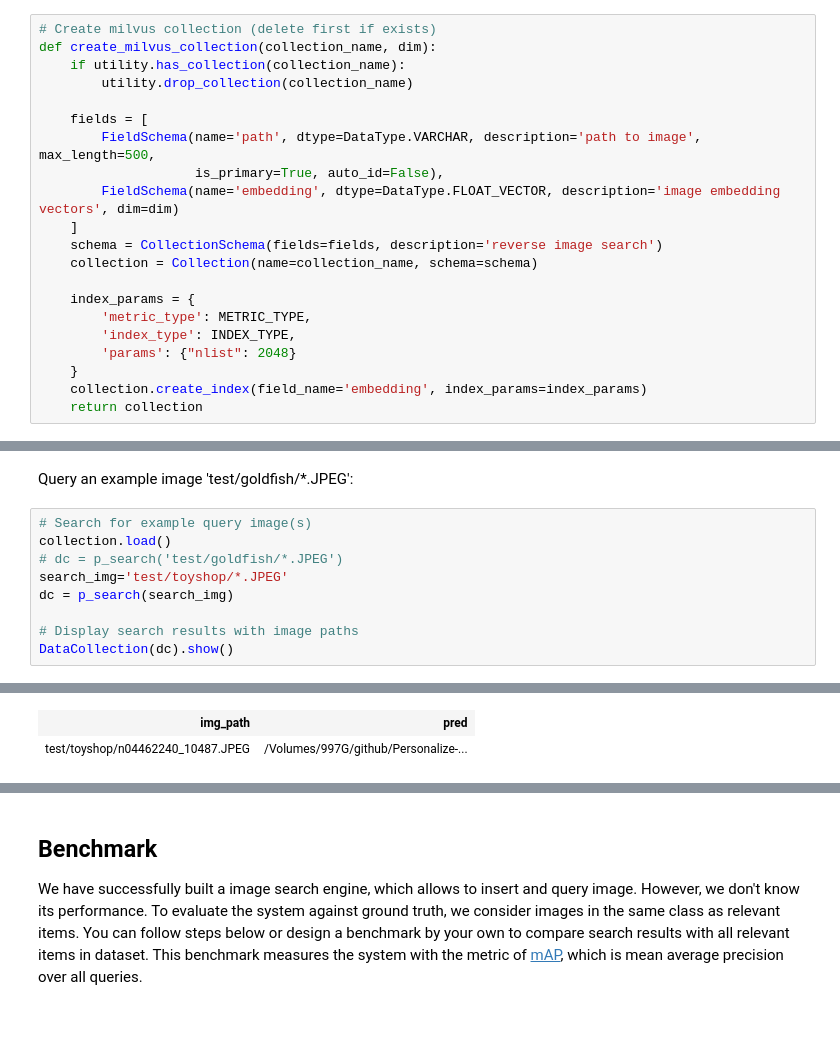
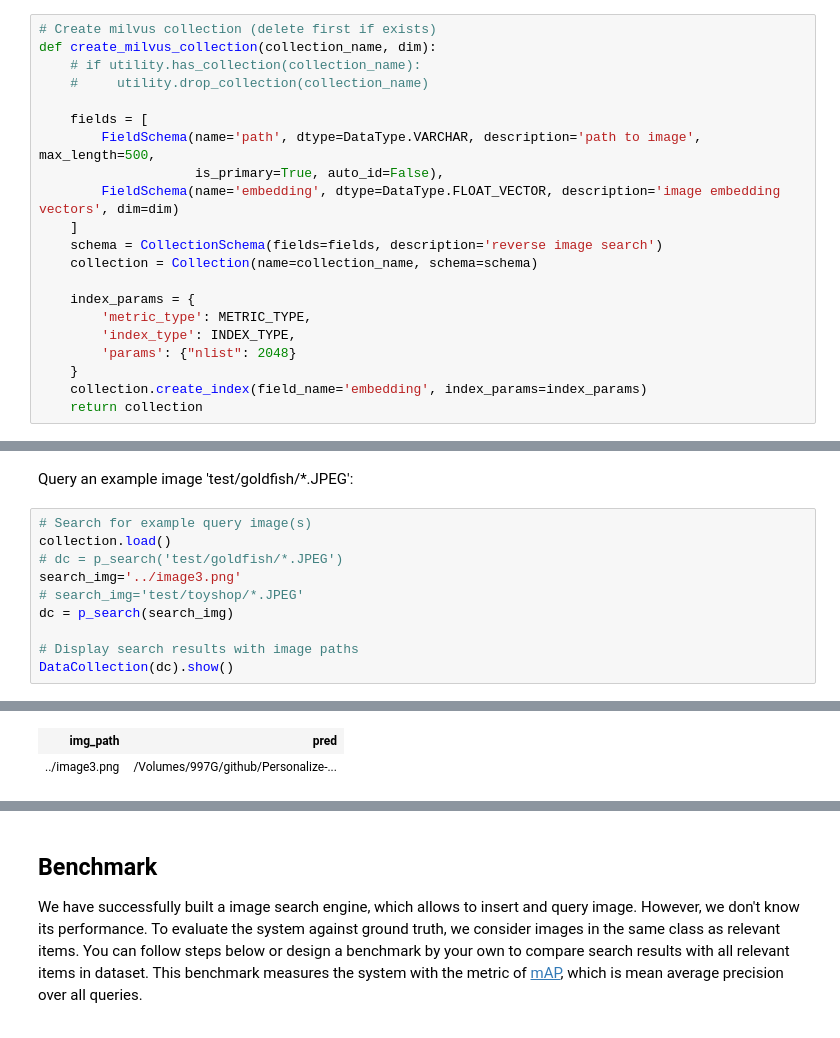
Before and after one commit to paulxiong/PSAM, a Jupyter notebook: boost_code/1_build_image_search_engine.ipynb, the cells around one changed output, grey strips where cells are left out. Cells and saved outputs as stored; diff of their text form.

```diff
--- a/boost_code/1_build_image_search_engine.ipynb
+++ b/boost_code/1_build_image_search_engine.ipynb
@@ -157,8 +143,8 @@ Before insert or search data, we need to have a collection. This step creates a
 # %%
 # Create milvus collection (delete first if exists)
 def create_milvus_collection(collection_name, dim):
-    if utility.has_collection(collection_name):
-        utility.drop_collection(collection_name)
+    # if utility.has_collection(collection_name):
+    #     utility.drop_collection(collection_name)
 
     fields = [
         FieldSchema(name='path', dtype=DataType.VARCHAR, description='path to image', max_length=500,
@@ -255,7 +245,8 @@ Query an example image 'test/goldfish/*.JPEG':
 # Search for example query image(s)
 collection.load()
 # dc = p_search('test/goldfish/*.JPEG')
-search_img='test/toyshop/*.JPEG'
+search_img='../image3.png'
+# search_img='test/toyshop/*.JPEG'
 dc = p_search(search_img)
 
 # Display search results with image paths
@@ -271,5 +255,5 @@ DataCollection(dc).show()
 | img_path | pred |
-| test/toyshop/n04462240_10487.JPEG | /Volumes/997G/github/Personalize-... |
+| ../image3.png | /Volumes/997G/github/Personalize-... |
 # %%
 # Display search results with images, no need for implementation
 
```
Also changed, not shown: parts of 9 cells of this notebook, 4 other files.
